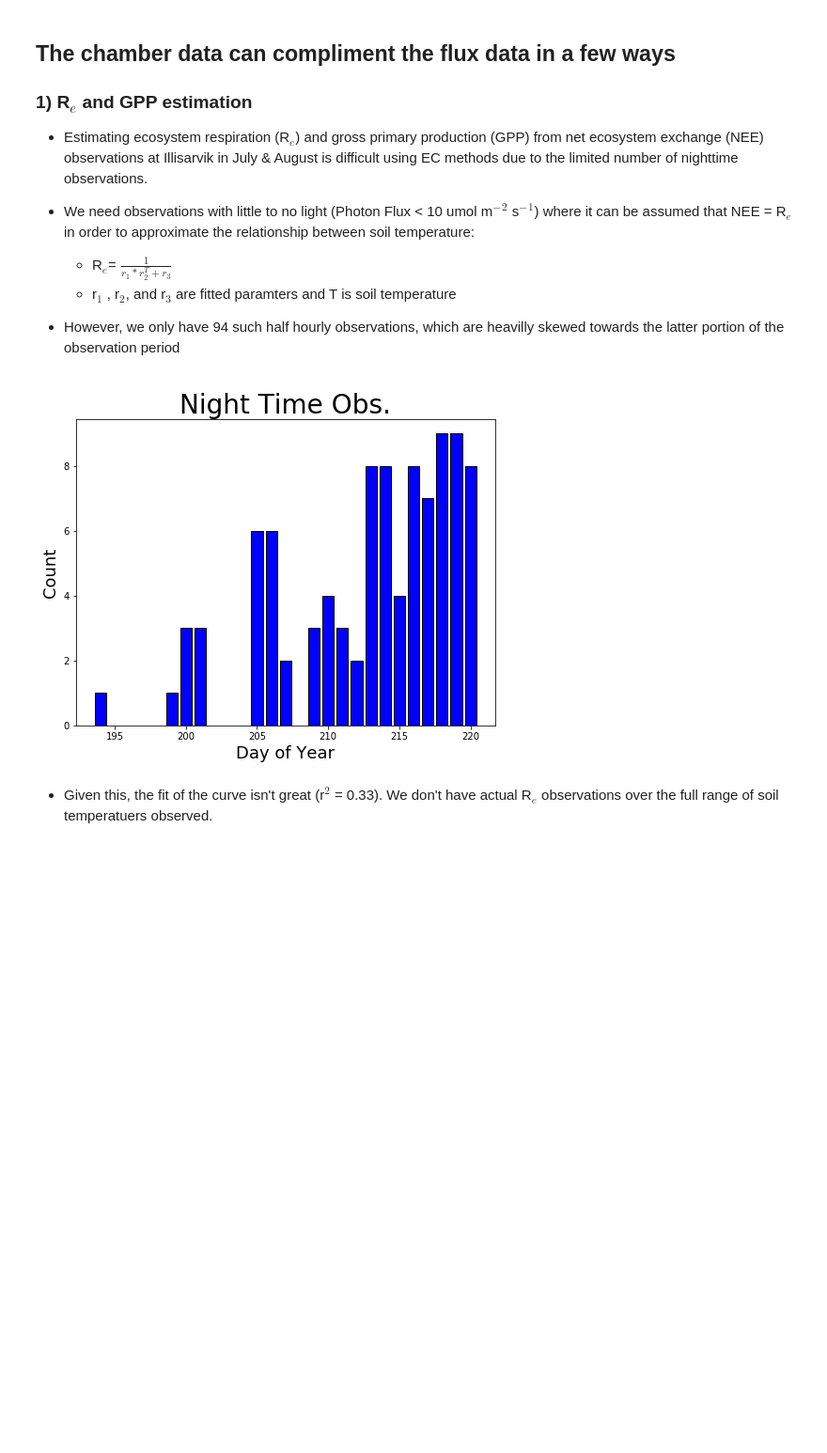
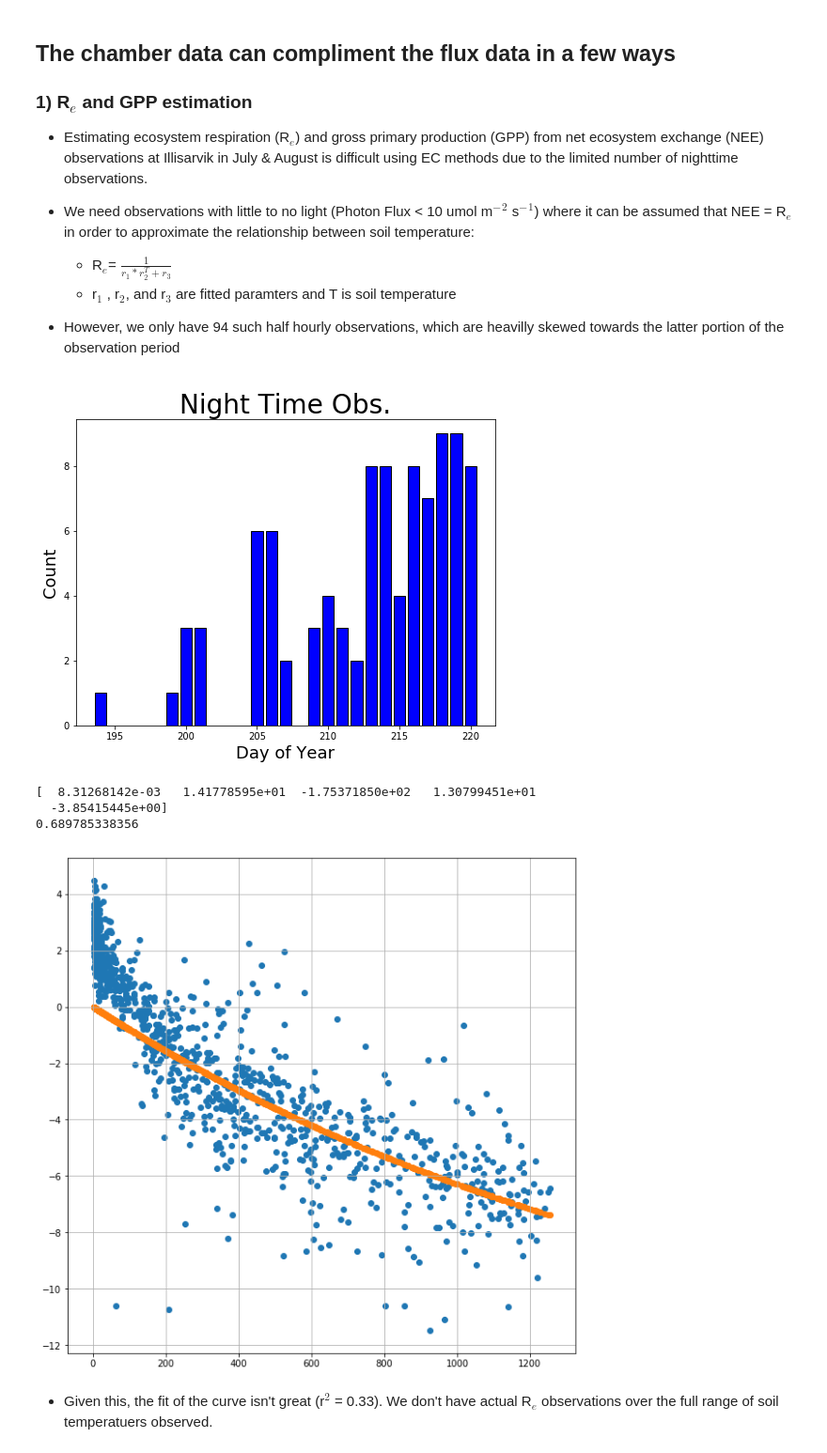
Before and after one commit to June-Skeeter/EddyCovarianceProcessing, a Jupyter notebook: Illisarvik_2016.ipynb, the cells around one changed output. Shown at 94% size. Saved outputs shown, nothing was run; the diff lists cells and outputs as text; code cells hidden in the pictures; blank space fills up the shorter version.

```diff
--- a/Illisarvik_2016.ipynb
+++ b/Illisarvik_2016.ipynb
@@ -30,33 +30,75 @@ from scipy import stats
 from sklearn import metrics
 
 def R_func(T,r1,r2,r3):
     return(1/(r1*r2**T+r3))
 def P_func(PPFD,MQY,PM):
     cv =.7
     return(MQY*PPFD + PM - ((MQY*PPFD + PM)**2 - 4*cv*MQY*PPFD*PM)**.5/(2*cv))
 def Line(X,m,b):
     return(m*X+b)
 Path = 'C:/Illisarvik/QuickData.csv'
 df = pd.read_csv(Path,delimiter = ',',header = 0)
 df = df.set_index(pd.DatetimeIndex(df.datetime))
 df = df.drop(df.columns[0],axis=1)
 Data = df.astype(float)
 
 Dark_Thresh = 10
 Dark = Data[(Data['PPFD_Avg']<=Dark_Thresh)&(Data['co2_flux']>=0)]
 Dark = Dark[['co2_flux','PPFD_Avg','Temp','ustar','VWC']].dropna()
 
 # padding-left:3em;
 
 DarkDays = Dark.groupby(Dark.index.dayofyear).count()
 plt.figure(figsize = (8,6))
 plt.bar(DarkDays.index,DarkDays['co2_flux'],edgecolor ='black',color = 'blue')
 plt.xlabel('Day of Year',fontsize = 18)
 plt.ylabel('Count',fontsize = 18)
 plt.title('Night Time Obs.',fontsize = 28)
 plt.show()
+
+
+def Light_Response(PPFD,alpha,beta,gamma):
+    return(-(beta+gamma)*(1-np.exp((-alpha*PPFD)/(beta+gamma)))+gamma)
+
+
+def Light_Response_Temp(X,alpha,beta,r1,r2,r3):
+    PPFD,temp = X
+    return(-(beta+(1/(r1*r2**temp+r3)))*(1-np.exp((-alpha*PPFD)/(beta+(1/(r1*r2**temp+r3)))))+(1/(r1*r2**temp+r3)))
+
+def Light_Response_Temp2(X,alpha,beta,theta,r1,r2,r3):
+    PPFD,temp = X
+    return(-1/2*theta*(alpha*PPFD+beta-((alpha*PPFD+beta)**2-4*alpha*beta*theta*PPFD)**.5)+(1/(r1*r2**temp+r3)))
+
+
+# Temp = Data[['fco2','PPFD_Avg']].dropna()
+# popt, pcov = curve_fit(Light_Response, Temp['PPFD_Avg'].values, Temp['fco2'].values)
+Temp = Data[['co2_flux','PPFD_Avg','Temp']].dropna()
+Temp = Temp[Temp['PPFD_Avg']<1300]
+popt, pcov = curve_fit(Light_Response_Temp, (Temp['PPFD_Avg'].values,Temp['Temp'].values,),
+                       Temp['co2_flux'].values,p0=(0.00716274,1.52597427,2.69368876,0.86723787,0.65435465))
+print(popt)
+
+# popt2, pcov2 = curve_fit(Light_Response_Temp2, (Temp['PPFD_Avg'].values,Temp['Temp'].values,),
+#                        Temp['co2_flux'].values,p0=(0.00774059,3.04599382,0.84501266,2.22302244,0.88133137,0.83272537))
+
+plt.figure(figsize=(10,10))
+# pred = Light_Response(Temp['PPFD_Avg'],popt[0],popt[1],popt[2])
+pred = Light_Response_Temp((Temp['PPFD_Avg'],Temp['Temp']),popt[0],popt[1],popt[2],popt[3],popt[4])
+
+# pred2 = Light_Response_Temp2((Temp['PPFD_Avg'],Temp['Temp']),popt2[0],popt2[1],popt2[2],popt2[3],popt2[4],popt2[5])
+plt.scatter(Temp['PPFD_Avg'],Temp['co2_flux'])
+plt.scatter(Temp['PPFD_Avg'],pred)
+# plt.scatter(Temp['PPFD_Avg'],pred2)
+
+
+print(metrics.r2_score(Temp['co2_flux'].values,pred))
+plt.grid()
 # %% [output]
 [figure]
+[  8.31268142e-03   1.41778595e+01  -1.75371850e+02   1.30799451e+01
+  -3.85415445e+00]
+0.689785338356
+[figure, added]
 # %% [markdown]
 * Given this, the fit of the curve isn't great (r$^2$ = 0.33).  We don't have actual R$_e$ observations over the full range of soil temperatuers observed.
 # %%
```
Also changed, not shown: parts of 4 cells of this notebook, 4 other files.
